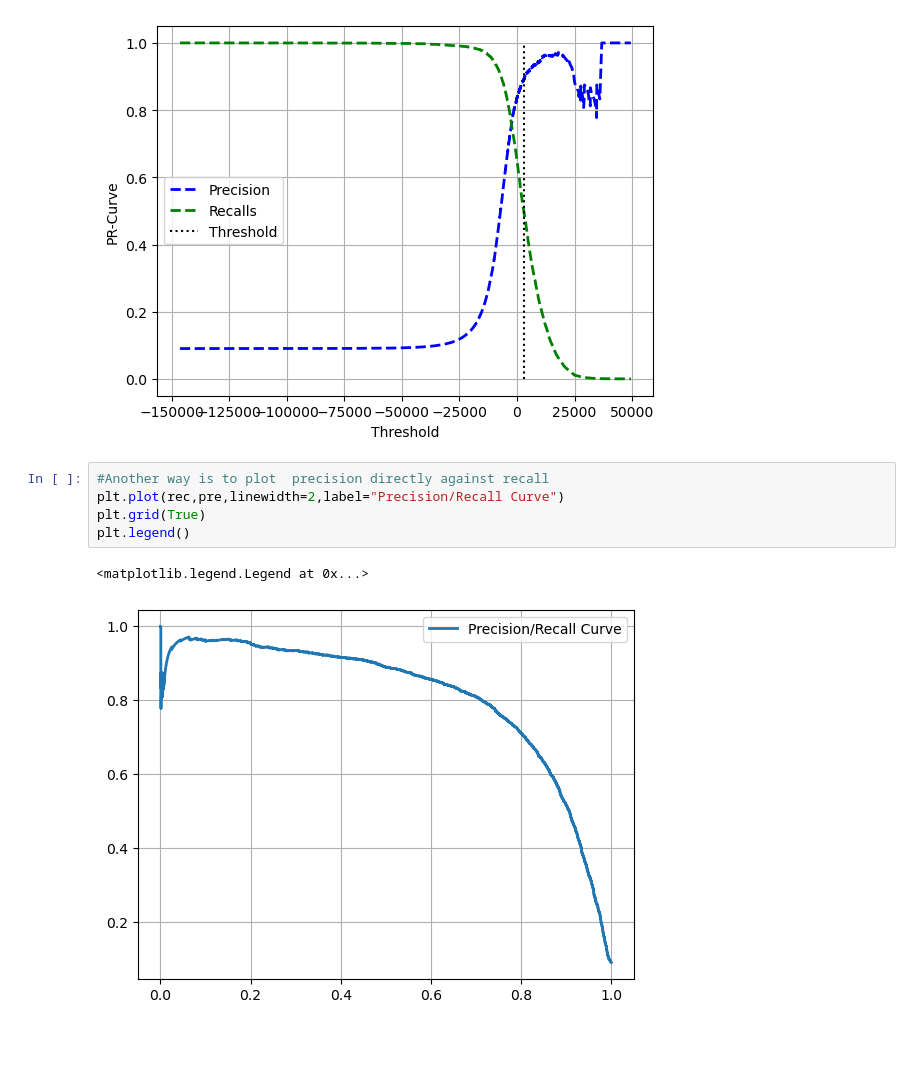
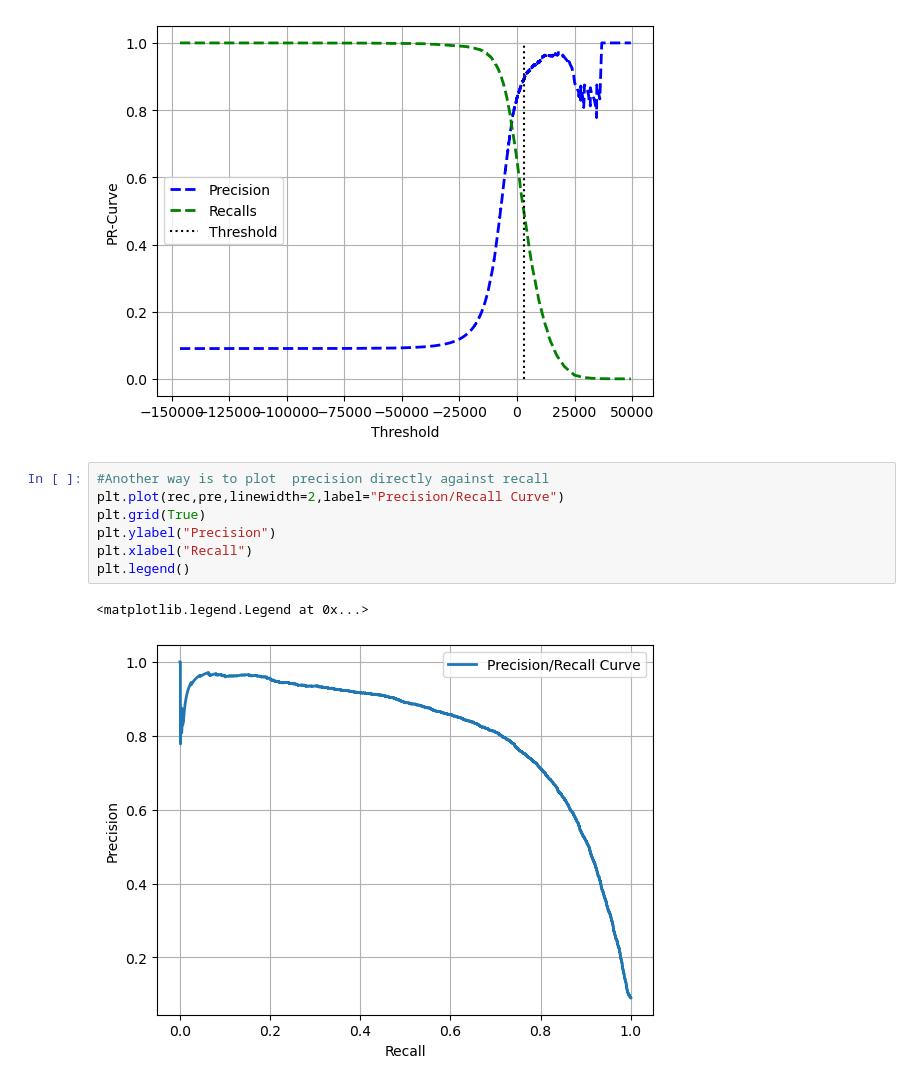
Before and after one commit to anshuman-upadhyay/DataSciences_AIML, a Jupyter notebook: ML/chapter3/mnist.ipynb, the cells around one changed output. Saved outputs shown, nothing was run; the diff lists cells and outputs as text; blank space fills up the shorter version.

```diff
--- a/ML/chapter3/mnist.ipynb
+++ b/ML/chapter3/mnist.ipynb
@@ -186,8 +186,10 @@ Text(0, 0.5, 'PR-Curve')
 # %%
 #Another way is to plot  precision directly against recall
 plt.plot(rec,pre,linewidth=2,label="Precision/Recall Curve")
 plt.grid(True)
+plt.ylabel("Precision")
+plt.xlabel("Recall")
 plt.legend()
 # %% [output]
 <matplotlib.legend.Legend at 0x...>
-[figure, old version]
+[figure, new version]
```
Also changed, not shown: parts of 6 cells of this notebook.
